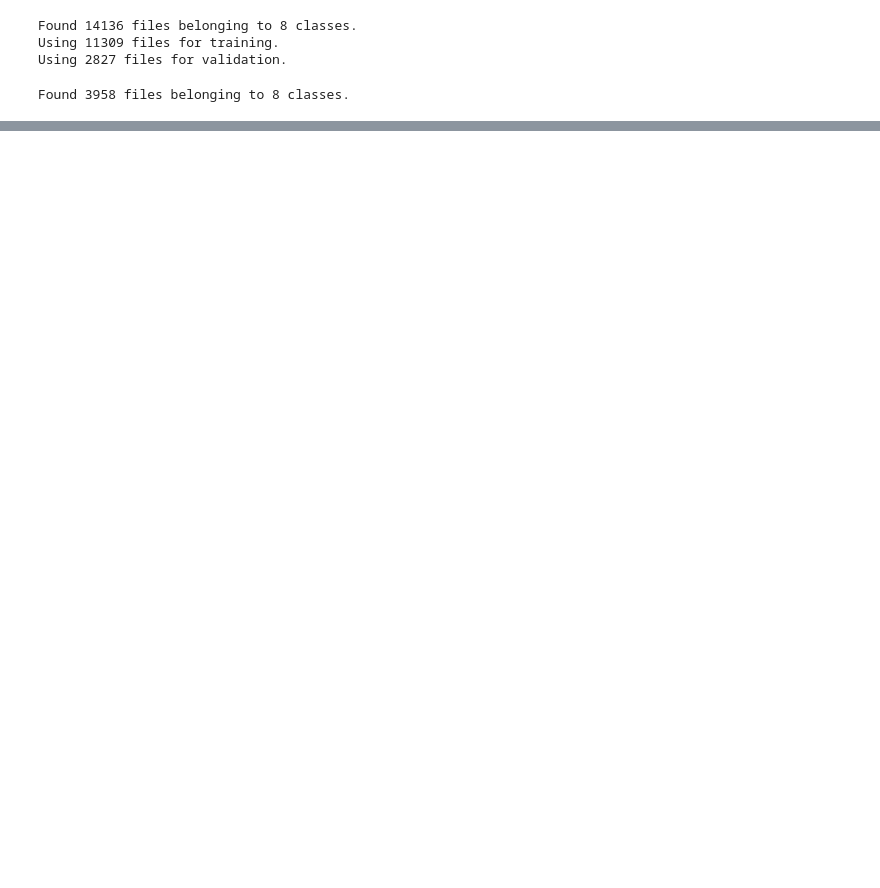
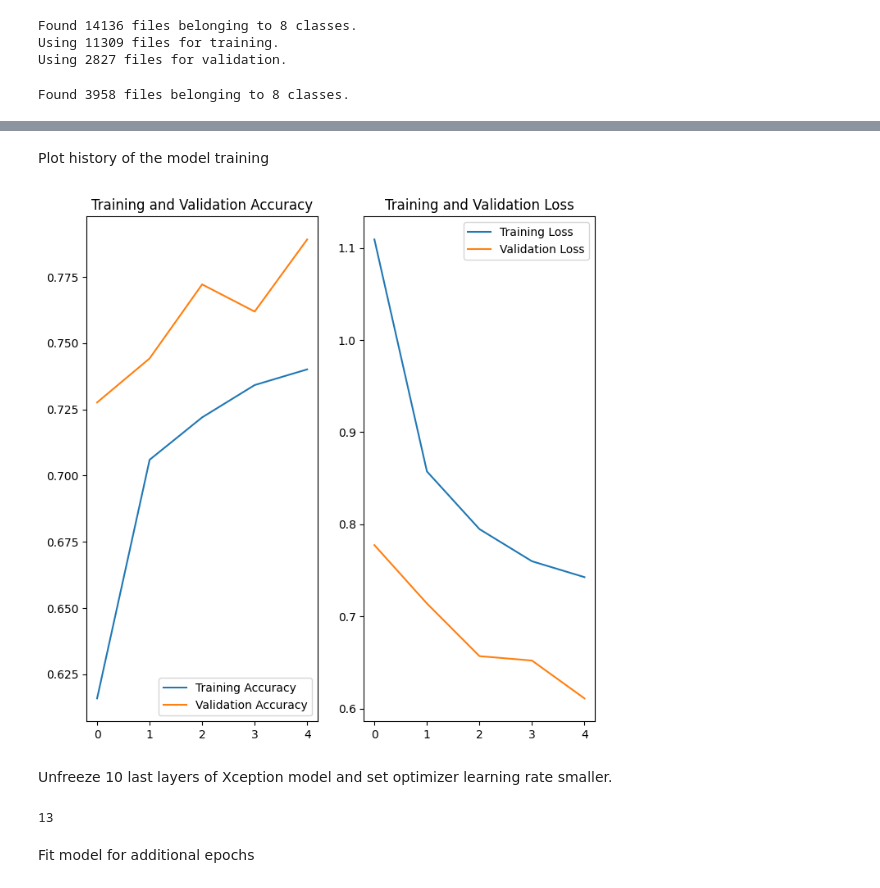
Before and after one commit to CatUnderTheLeaf/CV-stuff, a Jupyter notebook: image_classification/classification_kitti_keras3.ipynb, the cells around one changed output, grey strips where cells are left out. Drawn from its saved outputs; the diff is of its cells as text; code cells hidden in the pictures; blank space fills up the shorter version.

```diff
--- a/image_classification/classification_kitti_keras3.ipynb
+++ b/image_classification/classification_kitti_keras3.ipynb
@@ -606,3 +177,0 @@ Epoch 115/115
-# %%
-loss, accuracy = add_model_fine_tune.evaluate(test_batches)
-print('Test accuracy :', accuracy)
@@ -613,0 +236,2 @@ add_model_fine_tune.save(os.path.join(os.getcwd(), "models", "model_kitti_fine_t
+# %%
+model = create_base_model()
@@ -613,0 +275,7 @@ add_model_fine_tune.save(os.path.join(os.getcwd(), "models", "model_kitti_fine_t
+# %%
+initial_epochs = 5
+
+history = model.fit(train_batched_dataset,
+                    epochs=initial_epochs,
+                    validation_data=valid_batched_dataset,
+                    callbacks=my_callbacks)
@@ -613,0 +311,37 @@ add_model_fine_tune.save(os.path.join(os.getcwd(), "models", "model_kitti_fine_t
+# %% [markdown]
+Plot history of the model training
+# %%
+def plot_hist(hist, initial_epochs):
+    acc = hist['sparse_categorical_accuracy']
+    val_acc = hist['val_sparse_categorical_accuracy']
+
+    loss = hist['loss']
+    val_loss = hist['val_loss']
+
+    epochs_range = range(len(hist['loss']))
+
+    plt.figure(figsize=(8, 8))
+    plt.subplot(1, 2, 1)
+    plt.plot(epochs_range, acc, label='Training Accuracy')
+    plt.plot(epochs_range, val_acc, label='Validation Accuracy')
+    if initial_epochs:
+        plt.plot([initial_epochs-1, initial_epochs-1],
+              plt.ylim(), label='Start Fine Tuning')
+    plt.legend(loc='lower right')
+    plt.title('Training and Validation Accuracy')
+
+    plt.subplot(1, 2, 2)
+    plt.plot(epochs_range, loss, label='Training Loss')
+    plt.plot(epochs_range, val_loss, label='Validation Loss')
+    if initial_epochs:
+        plt.plot([initial_epochs-1, initial_epochs-1],
+              plt.ylim(), label='Start Fine Tuning')
+    plt.legend(loc='upper right')
+    plt.title('Training and Validation Loss')
+    plt.show()
+# %%
+plot_hist(history.history)
+# %% [output]
+[figure, added]
+# %% [markdown]
+Unfreeze 10 last layers of Xception model and set optimizer learning rate smaller.
@@ -613,0 +360,6 @@ add_model_fine_tune.save(os.path.join(os.getcwd(), "models", "model_kitti_fine_t
+# %%
+print(len(model.trainable_variables))
+# %% [output]
+13
+# %% [markdown]
+Fit model for additional epochs
```
Also changed, not shown: parts of 79 cells of this notebook, 4 other files.
